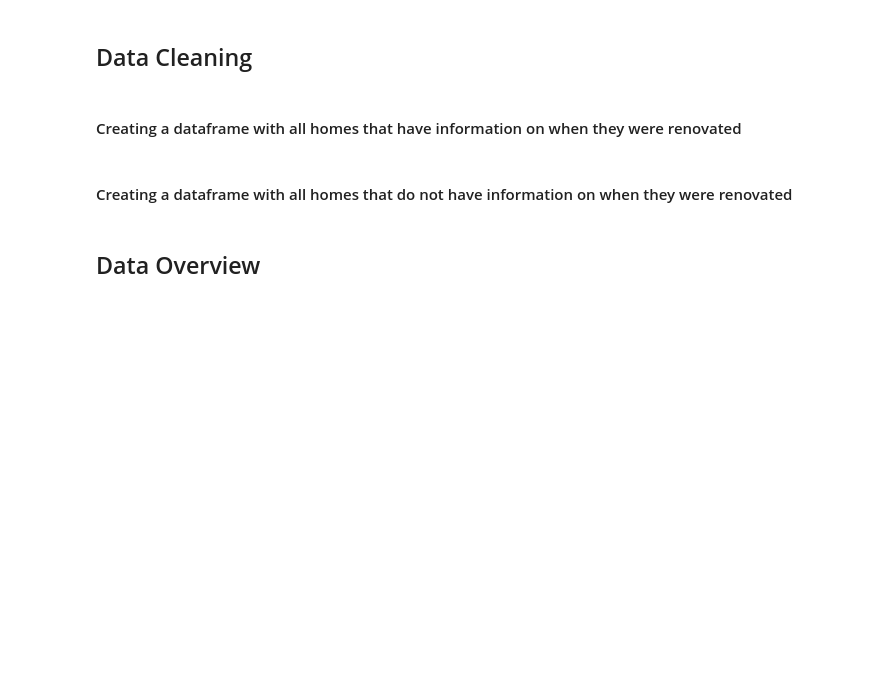
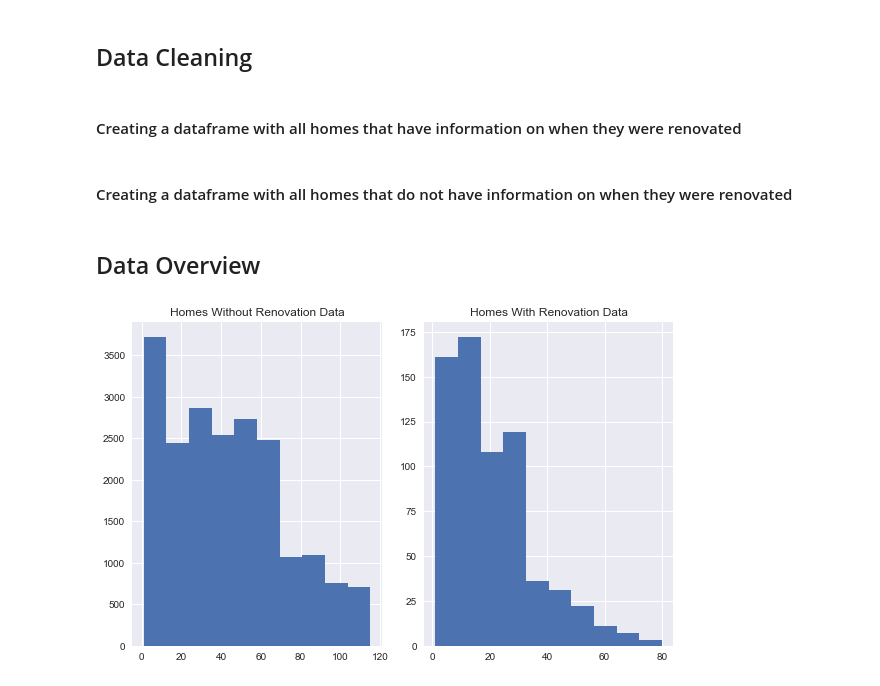
Before and after one commit to lindseyberlin/houston-ds-042219-mod1-project, a Jupyter notebook: Question2_YrRenovatedImpact.ipynb, the cells around one changed output. Drawn from its saved outputs; the diff is of its cells as text; code cells hidden in the pictures; blank space fills up the shorter version.

```diff
--- a/Question2_YrRenovatedImpact.ipynb
+++ b/Question2_YrRenovatedImpact.ipynb
@@ -45,0 +61,12 @@ without_reno_df = without_reno_df.sort_values(by="yr_built")
+# %%
+f1_1, axes = plt.subplots(1, 2, figsize=(8,5), constrained_layout=True)
+
+ax1_0 = age_col.hist(ax=axes[0])
+ax1_1 = since_reno_col.hist(ax=axes[1])
+
+ax1_0.title.set_text("Homes Without Renovation Data")
+ax1_1.title.set_text("Homes With Renovation Data")
+
+plt.show()
+# %% [output]
+[figure, added]
```
Also changed, not shown: parts of 19 cells of this notebook.
